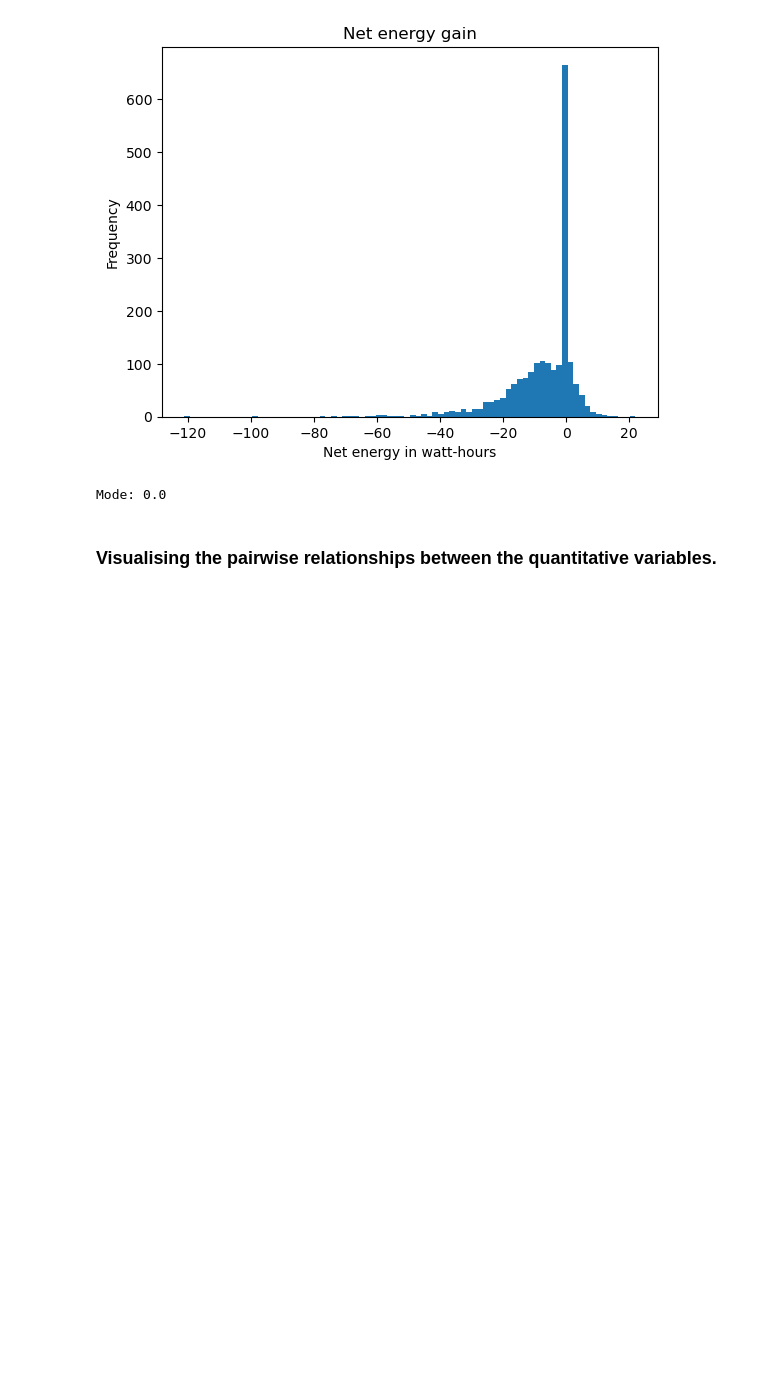
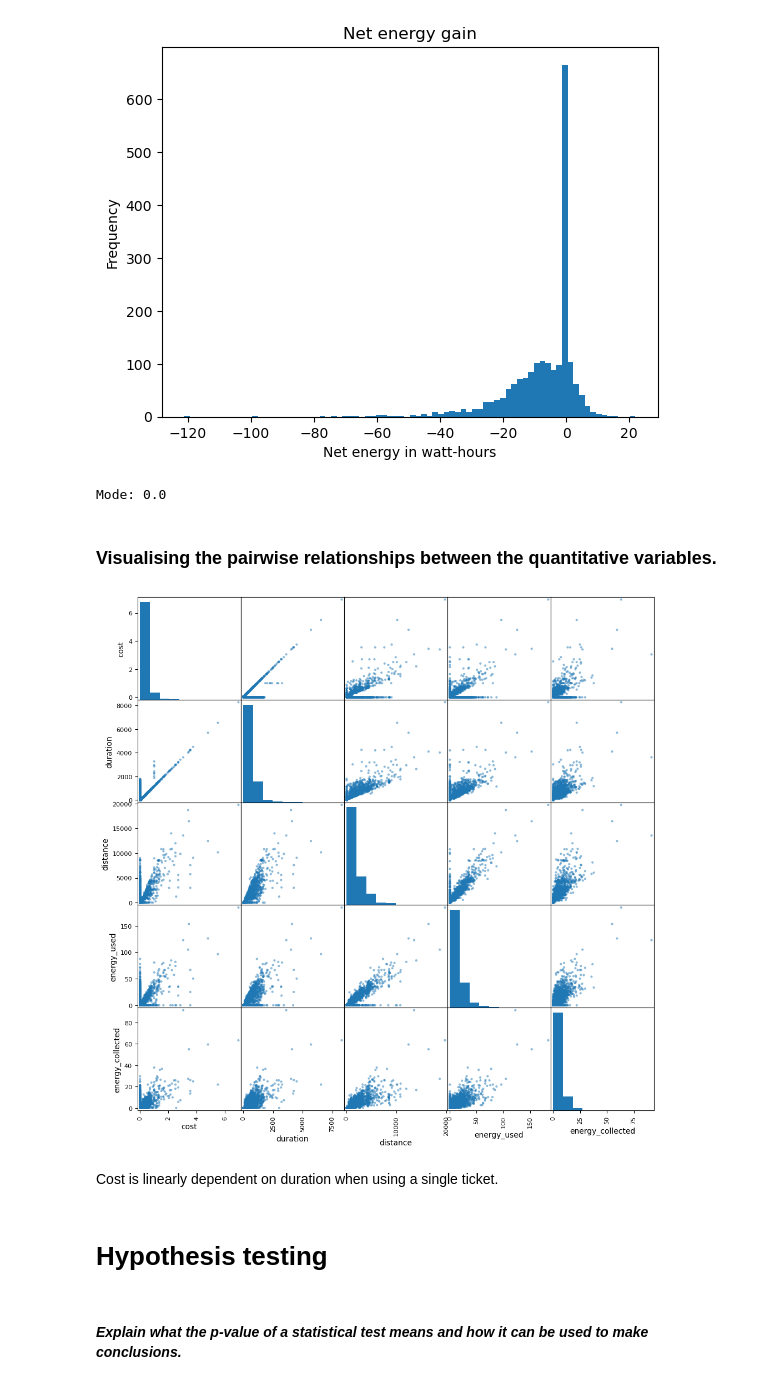
Before and after one commit to jhpyyk/data-analysis, a Jupyter notebook: statistical-data-analysis/project/bike_analysis.ipynb, the cells around one changed output. Saved outputs shown, nothing was run; the diff lists cells and outputs as text; code cells hidden in the pictures; blank space fills up the shorter version.

Commit message:
Data exploration done

```diff
--- a/statistical-data-analysis/project/bike_analysis.ipynb
+++ b/statistical-data-analysis/project/bike_analysis.ipynb
@@ -345,3 +347,13 @@ print('Mode: ' + str(net_energy.mode()[0]))
 Mode: 0.0
 # %% [markdown]
 ### Visualising the pairwise relationships between the quantitative variables.
+# %%
+matrix = pd.plotting.scatter_matrix(bike_data, figsize=(12,12))
+# %% [output]
+[figure, added]
+# %% [markdown]
+Cost is linearly dependent on duration when using a single ticket.
+# %% [markdown]
+# Hypothesis testing
+# %% [markdown]
+#### *Explain what the p-value of a statistical test means and how it can be used to make conclusions.*
```
Also changed, not shown: parts of 4 cells of this notebook.
